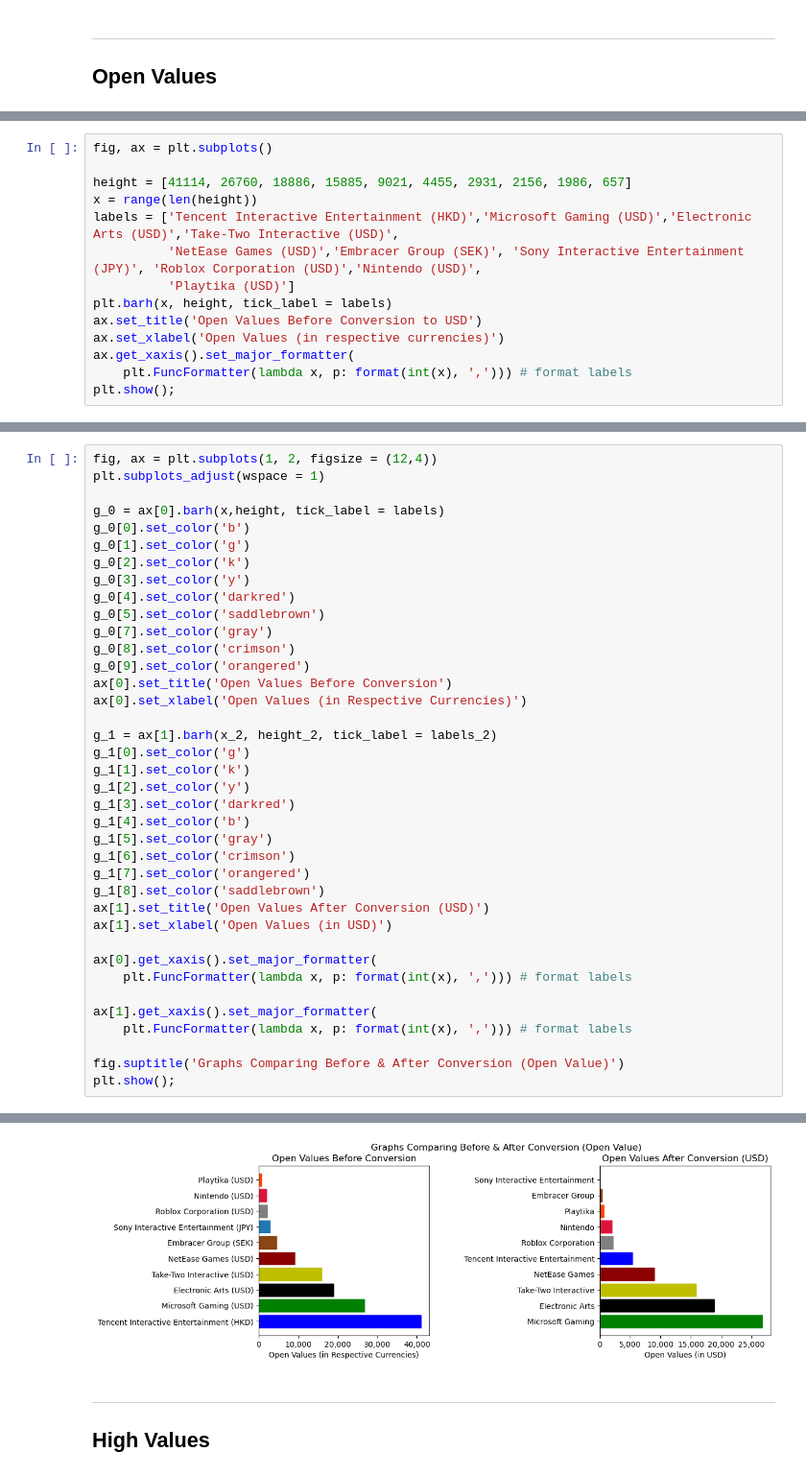
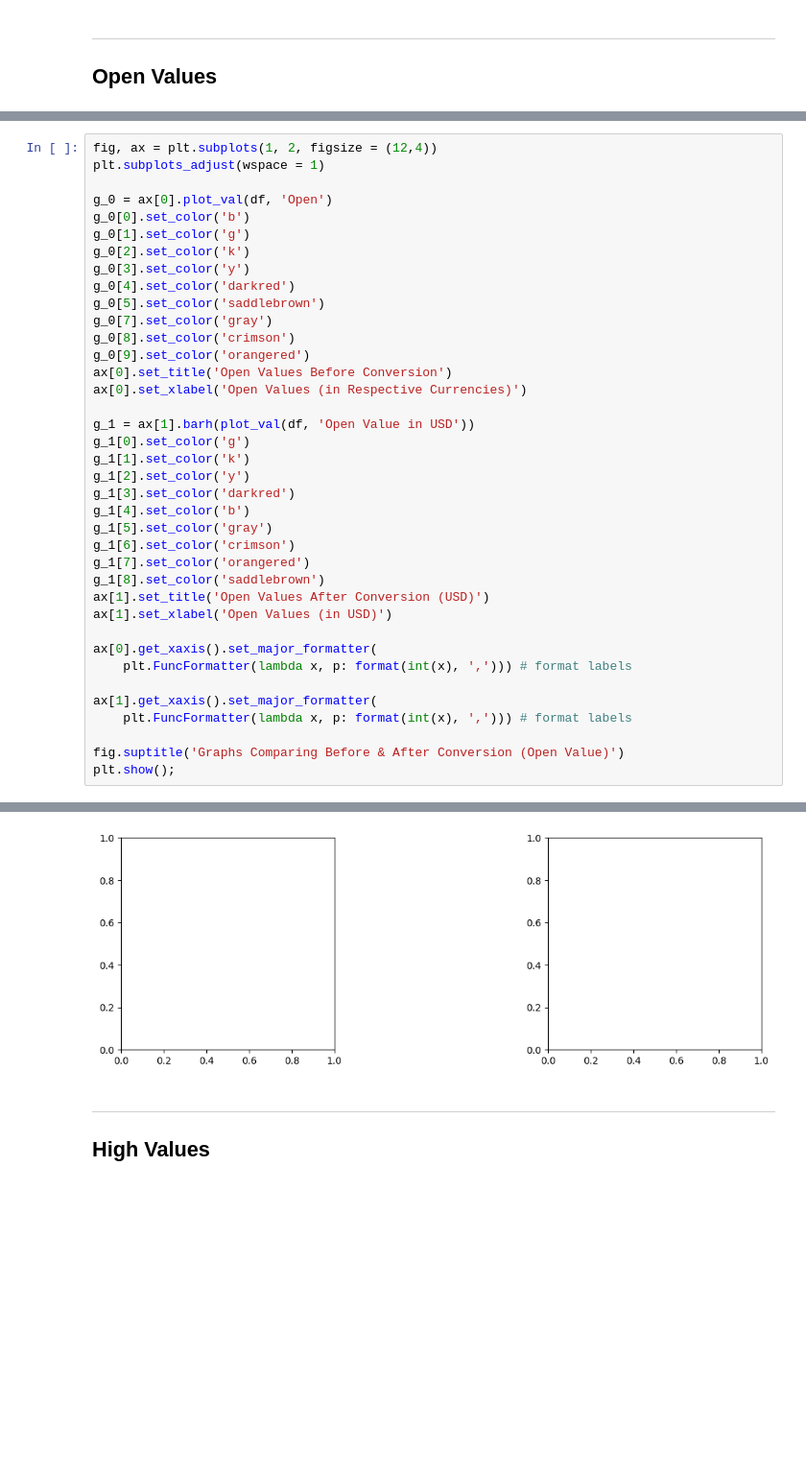
Before and after one commit to Djohnson1313/gaming_company_stocks_analysis, a Jupyter notebook: gaming_stocks_analysis.ipynb, the cells around one changed output, grey strips where cells are left out. Shown: that part at 96% size. Saved outputs shown, nothing was run; the diff lists cells and outputs as text; blank space fills up the shorter version.

Commit message:
plot function

```diff
--- a/gaming_stocks_analysis.ipynb
+++ b/gaming_stocks_analysis.ipynb
@@ -374,14 +412,0 @@ value_calc('Playtika', 'Open')
-# %%
-fig, ax = plt.subplots()
-
-height = [41114, 26760, 18886, 15885, 9021, 4455, 2931, 2156, 1986, 657]
-x = range(len(height))
-labels = ['Tencent Interactive Entertainment (HKD)','Microsoft Gaming (USD)','Electronic Arts (USD)','Take-Two Interactive (USD)',
-          'NetEase Games (USD)','Embracer Group (SEK)', 'Sony Interactive Entertainment (JPY)', 'Roblox Corporation (USD)','Nintendo (USD)',
-          'Playtika (USD)']
-plt.barh(x, height, tick_label = labels)
-ax.set_title('Open Values Before Conversion to USD')
-ax.set_xlabel('Open Values (in respective currencies)')
-ax.get_xaxis().set_major_formatter(
-    plt.FuncFormatter(lambda x, p: format(int(x), ','))) # format labels
-plt.show();
@@ -446,7 +422,7 @@ plt.show();
 fig, ax = plt.subplots(1, 2, figsize = (12,4))
 plt.subplots_adjust(wspace = 1)
 
-g_0 = ax[0].barh(x,height, tick_label = labels)
+g_0 = ax[0].plot_val(df, 'Open')
 g_0[0].set_color('b')
 g_0[1].set_color('g')
 g_0[2].set_color('k')
@@ -459,7 +435,7 @@ g_0[9].set_color('orangered')
 ax[0].set_title('Open Values Before Conversion')
 ax[0].set_xlabel('Open Values (in Respective Currencies)')
 
-g_1 = ax[1].barh(x_2, height_2, tick_label = labels_2)
+g_1 = ax[1].barh(plot_val(df, 'Open Value in USD'))
 g_1[0].set_color('g')
 g_1[1].set_color('k')
 g_1[2].set_color('y')
@@ -484,4 +461,4 @@ plt.show();
-[figure, old version]
+[figure, new version]
 # %% [markdown]
 ---
 ## High Values
```
Also changed, not shown: parts of 143 cells of this notebook.
